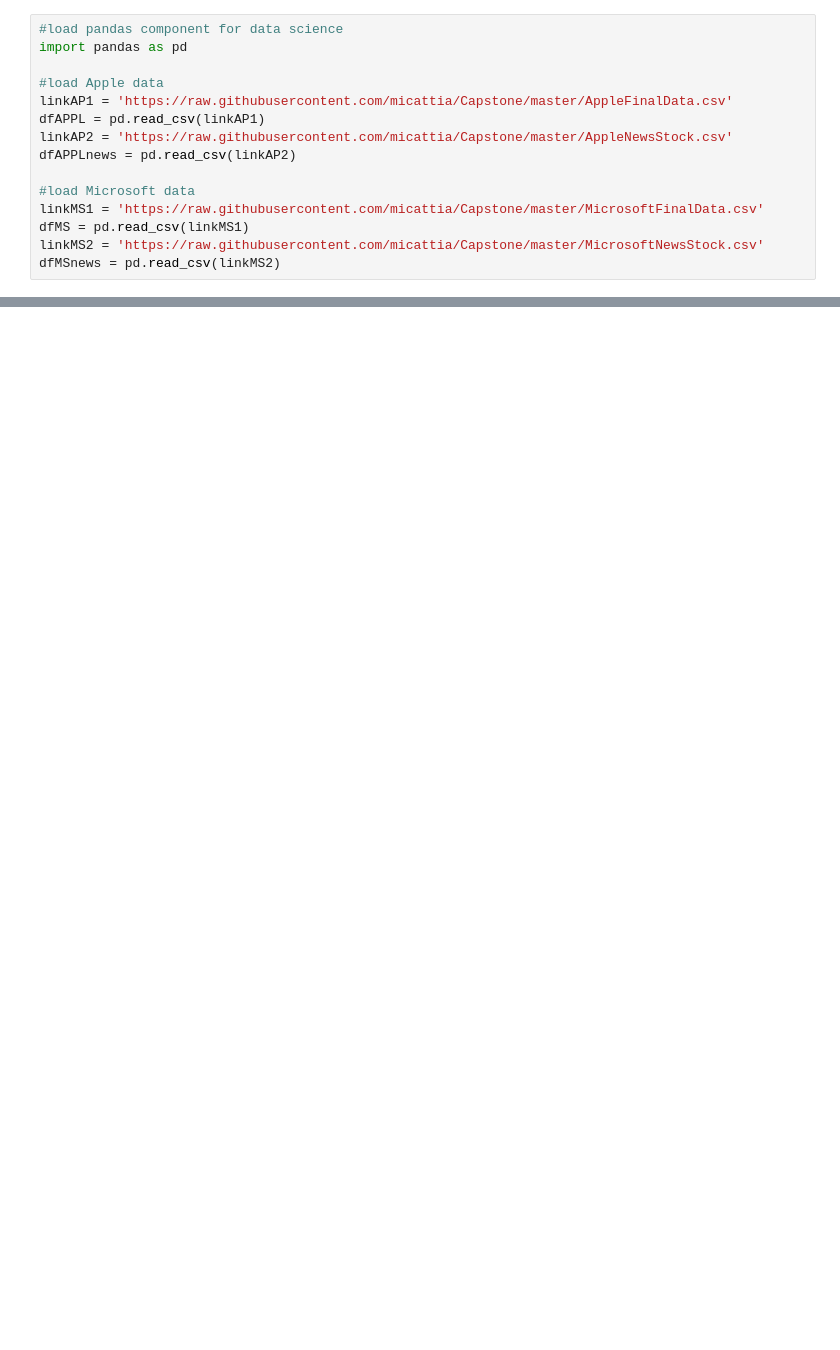
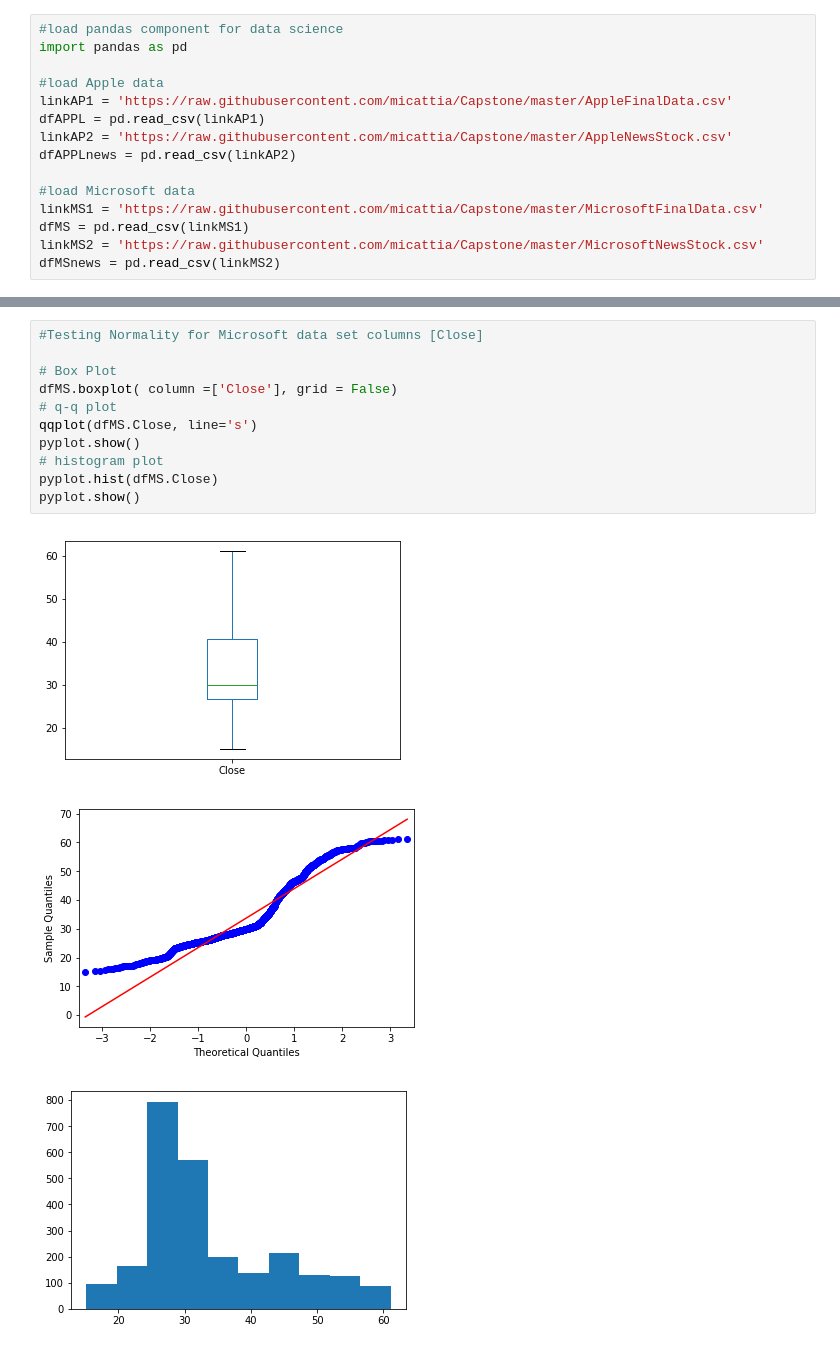
Before and after one commit to micattia/Capstone, a Jupyter notebook: 03_Univariate_analysis.ipynb, the cells around one changed output, grey strips where cells are left out. Drawn from its saved outputs; the diff is of its cells as text; blank space fills up the shorter version.

```diff
--- a/03_Univariate_analysis.ipynb
+++ b/03_Univariate_analysis.ipynb
@@ -44,0 +86,15 @@ pyplot.show()
+# %%
+#Testing Normality for Microsoft data set columns [Close]
+
+# Box Plot
+dfMS.boxplot( column =['Close'], grid = False)
+# q-q plot
+qqplot(dfMS.Close, line='s')
+pyplot.show()
+# histogram plot
+pyplot.hist(dfMS.Close)
+pyplot.show()
+# %% [output]
+[figure, added]
+[figure, added]
+[figure, added]
```
Also changed, not shown: parts of 12 cells of this notebook.
